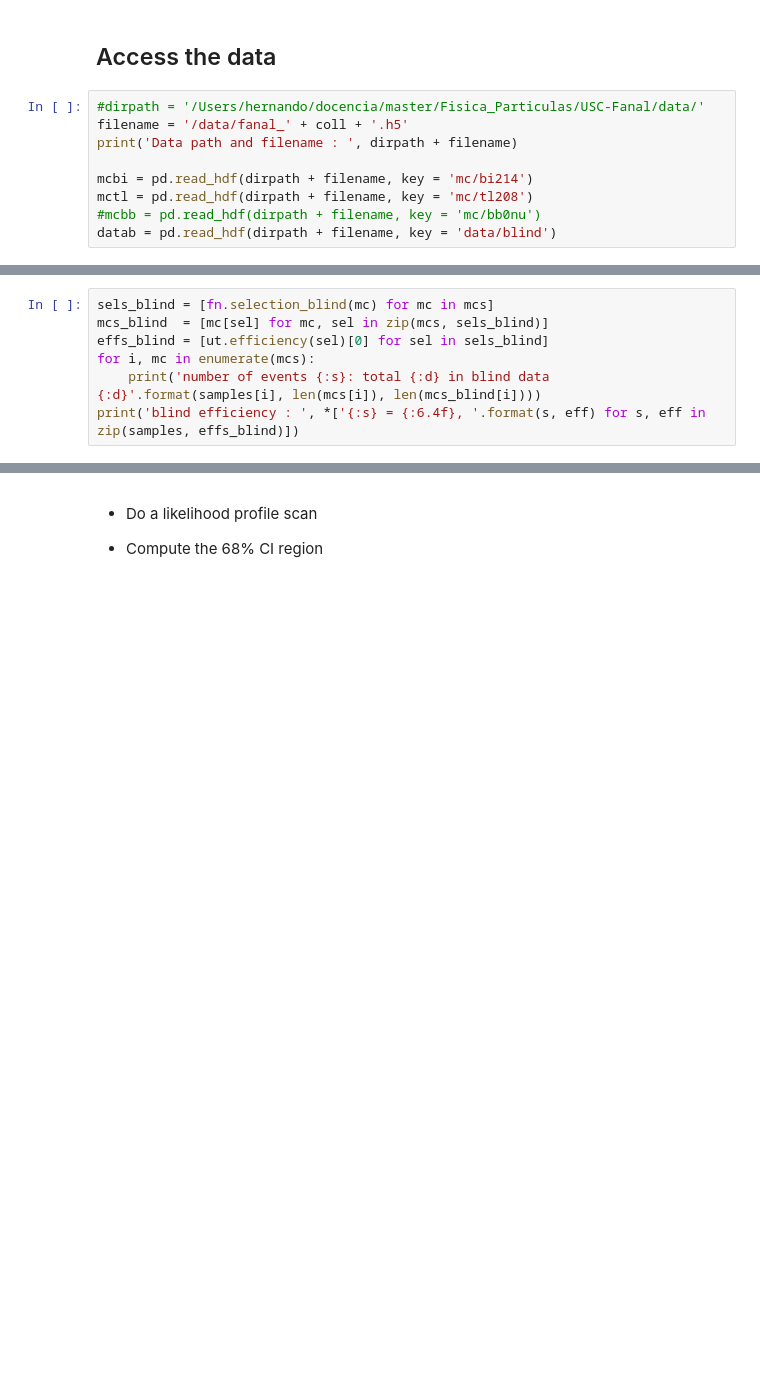
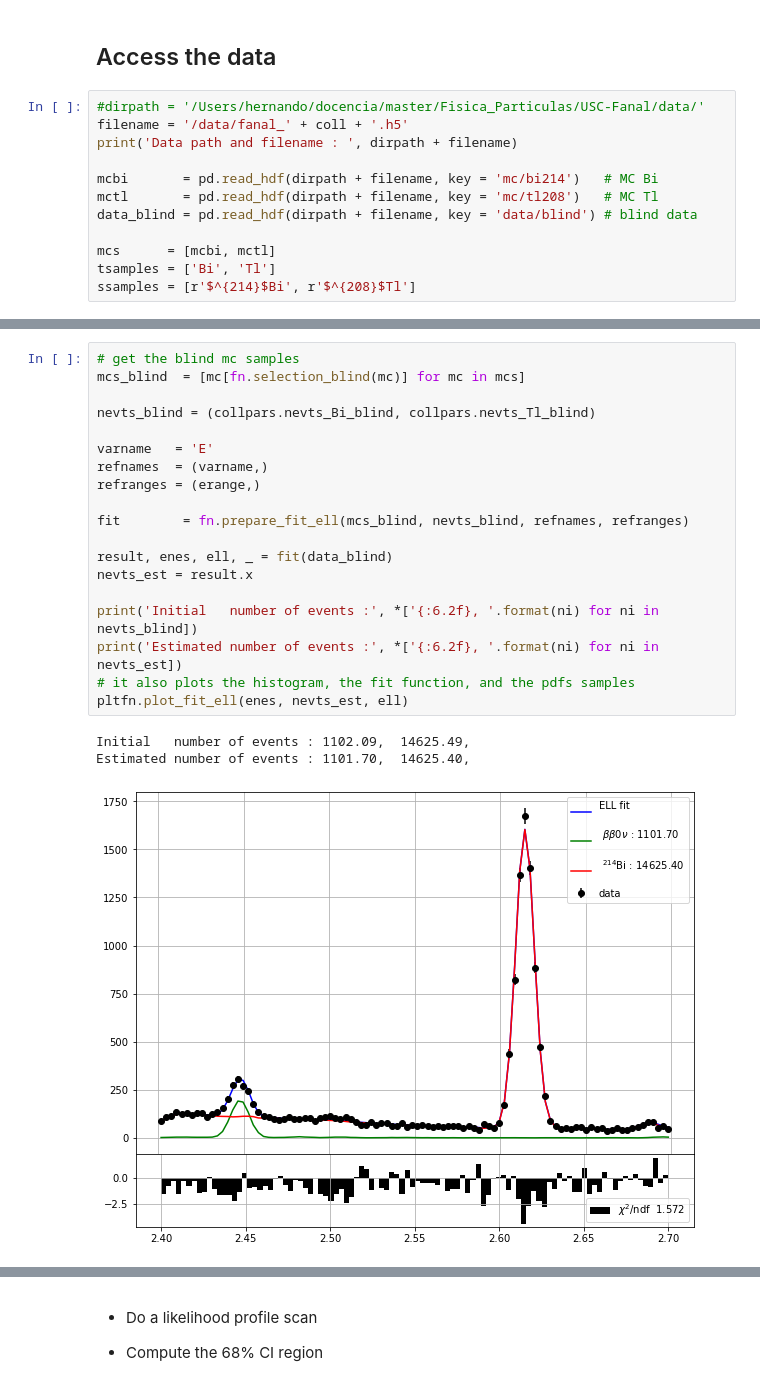
Before and after one commit to jahernando/USC-Fanal, a Jupyter notebook: NB/guide/fanal_bkg_uncertanties.ipynb, the cells around one changed output, grey strips where cells are left out. Saved outputs shown, nothing was run; the diff lists cells and outputs as text; blank space fills up the shorter version.

```diff
--- a/NB/guide/fanal_bkg_uncertanties.ipynb
+++ b/NB/guide/fanal_bkg_uncertanties.ipynb
@@ -94,8 +99,11 @@ Number events from Blind Data Energy fit : Bi = 3382.14, Tl = 43827.18.
 filename = '/data/fanal_' + coll + '.h5'
 print('Data path and filename : ', dirpath + filename)
 
-mcbi = pd.read_hdf(dirpath + filename, key = 'mc/bi214')
-mctl = pd.read_hdf(dirpath + filename, key = 'mc/tl208')
-#mcbb = pd.read_hdf(dirpath + filename, key = 'mc/bb0nu')
-datab = pd.read_hdf(dirpath + filename, key = 'data/blind')
+mcbi       = pd.read_hdf(dirpath + filename, key = 'mc/bi214')   # MC Bi
+mctl       = pd.read_hdf(dirpath + filename, key = 'mc/tl208')   # MC Tl
+data_blind = pd.read_hdf(dirpath + filename, key = 'data/blind') # blind data
+
+mcs      = [mcbi, mctl]
+tsamples = ['Bi', 'Tl']
+ssamples = [r'$^{214}$Bi', r'$^{208}$Tl']
 # %% [output]
@@ -117,7 +110,0 @@ Plot the energy
-# %%
-sels_blind = [fn.selection_blind(mc) for mc in mcs]
-mcs_blind  = [mc[sel] for mc, sel in zip(mcs, sels_blind)]
-effs_blind = [ut.efficiency(sel)[0] for sel in sels_blind]
-for i, mc in enumerate(mcs):
-    print('number of events {:s}: total {:d} in blind data {:d}'.format(samples[i], len(mcs[i]), len(mcs_blind[i])))
-print('blind efficiency : ', *['{:s} = {:6.4f}, '.format(s, eff) for s, eff in zip(samples, effs_blind)])
@@ -128,3 +113,26 @@ blind efficiency :  Bi = 0.8936,  Tl = 0.9818,
+# %%
+# get the blind mc samples
+mcs_blind  = [mc[fn.selection_blind(mc)] for mc in mcs]
+
+nevts_blind = (collpars.nevts_Bi_blind, collpars.nevts_Tl_blind)
+
+varname   = 'E'
+refnames  = (varname,)
+refranges = (erange,)
+
+fit        = fn.prepare_fit_ell(mcs_blind, nevts_blind, refnames, refranges)
+
+result, enes, ell, _ = fit(data_blind)
+nevts_est = result.x
+
+print('Initial   number of events :', *['{:6.2f}, '.format(ni) for ni in nevts_blind])
+print('Estimated number of events :', *['{:6.2f}, '.format(ni) for ni in nevts_est])
+# it also plots the histogram, the fit function, and the pdfs samples
+pltfn.plot_fit_ell(enes, nevts_est, ell)
+# %% [output]
+Initial   number of events : 1102.09,  14625.49,
+Estimated number of events : 1101.70,  14625.40,
+[figure, added]
 # %% [markdown]
 ## Do a Profile Likelihood Scan
 
```
Also changed, not shown: parts of 29 cells of this notebook, 16 other files.
